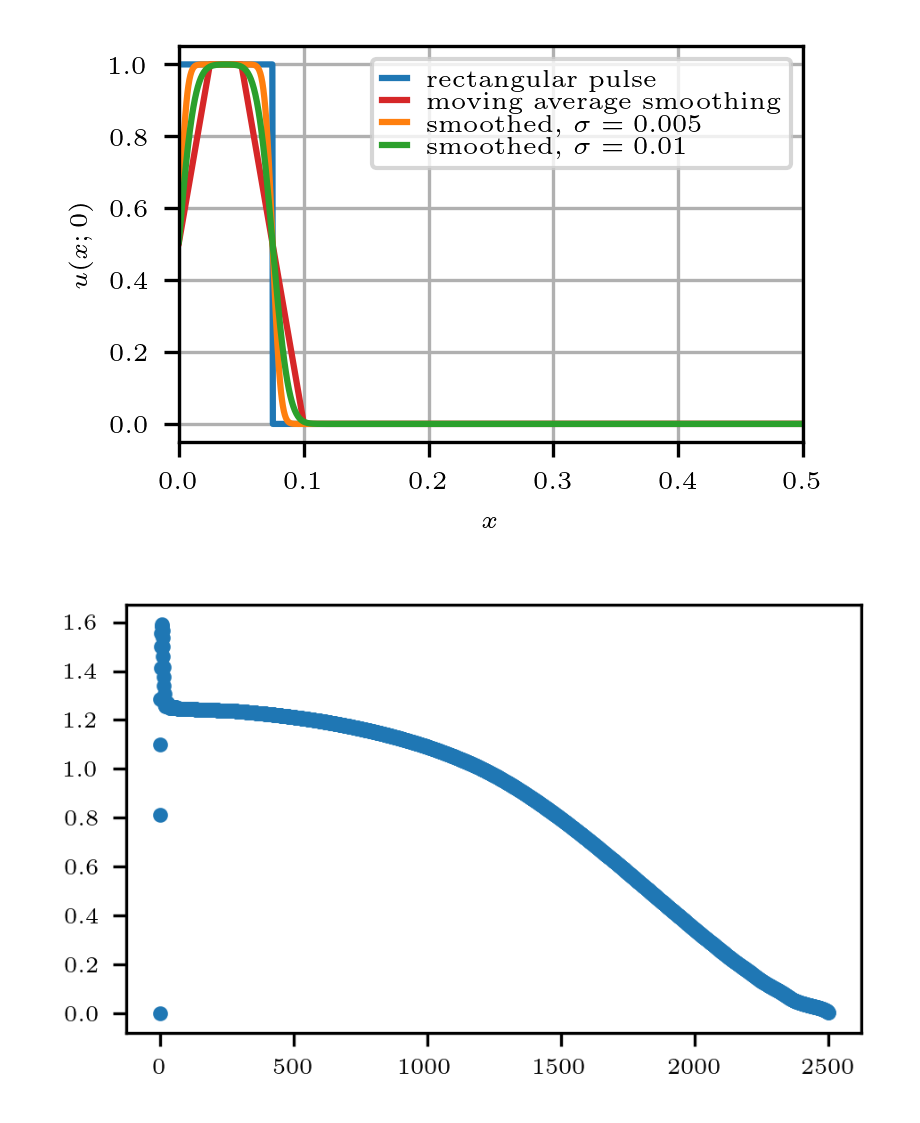
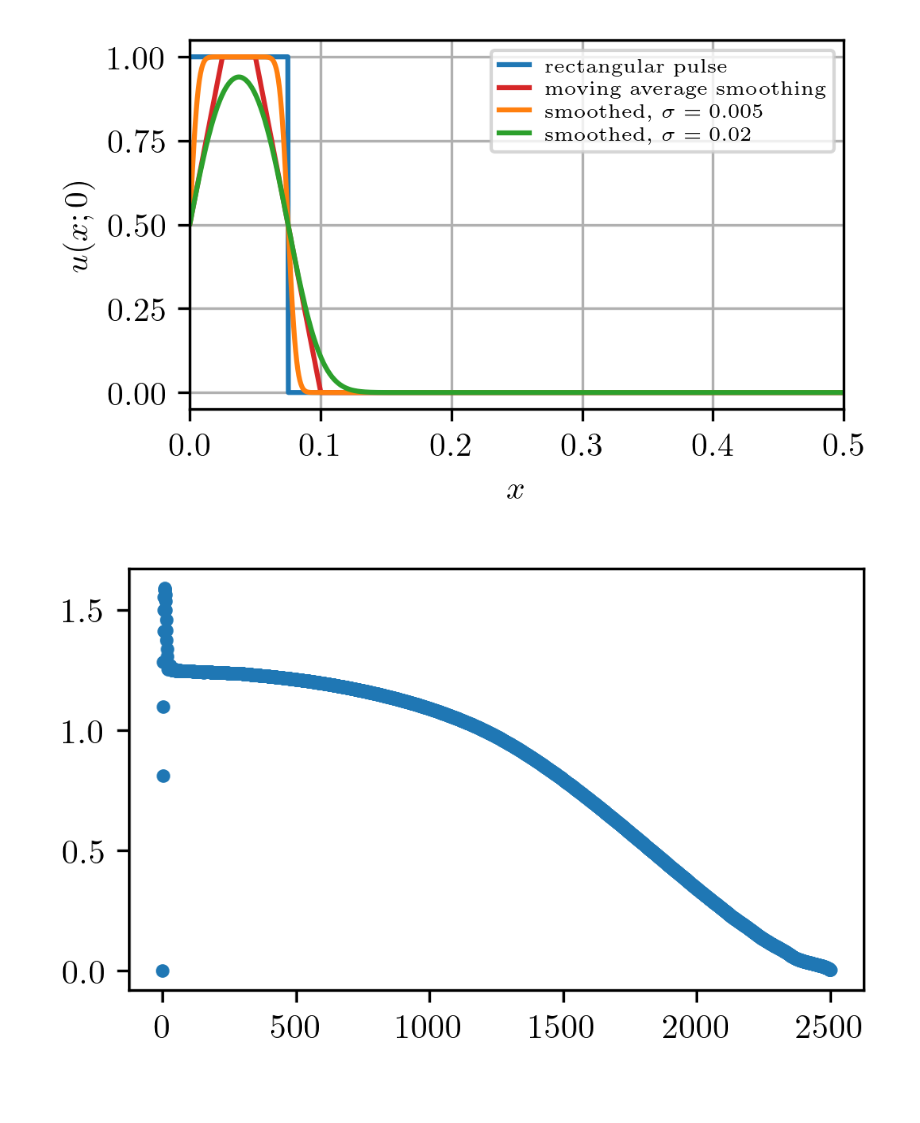
Before and after one commit to flabowski/POD-ROM-and-gaussian-convolution, a Jupyter notebook: notebooks/2_left_SV.ipynb, the cells around one changed output. Saved outputs shown, nothing was run; the diff lists cells and outputs as text; code cells hidden in the pictures; blank space fills up the shorter version.

```diff
--- a/notebooks/2_left_SV.ipynb
+++ b/notebooks/2_left_SV.ipynb
@@ -58,7 +298,8 @@ sigma = 0.05
 mode = "constant"
 rank = 10
 dx = 1/m
-pth = "C:/Users/florianma/OneDrive - Institutt for Energiteknikk/Documents/convolution_paper/"
+#pth = "C:/Users/florianma/OneDrive - Institutt for Energiteknikk/Documents/convolution_paper/"
+pth = "../Plots/"
 
 
 X_train = np.empty((m, len(mu_train)))
@@ -94,10 +335,10 @@ n1 = int(0.05*m)
 ma1 = np.ones(n1,)/n1
 
 for j, mu_j in enumerate(mu_train):
-    y = pulse(x, mu_j, w=0.075-1e-6)
+    y = rectangular_pulse(x, mu_j, w=0.075-1e-6, periodic=False)
     X_train[:, j] = y
     X_train_s1[:, j] = gaussian_filter(y, sigma=0.005/dx, truncate=12, mode="wrap")
-    X_train_s2[:, j] = gaussian_filter(y, sigma=0.01/dx, truncate=12, mode="wrap")
+    X_train_s2[:, j] = gaussian_filter(y, sigma=0.02/dx, truncate=12, mode="wrap")
     X_train_s3[:, j] = np.convolve(y, ma1, mode="same")
 
 U1, S1, VT = np.linalg.svd(X_train, False)
@@ -110,43 +351,43 @@ delta_N3 = delta_n_width(S3, m, n)
 delta_N4 = delta_n_width(S4, m, n)
 # %%
 nss = 0
-fig, ax = plt.subplots(figsize=(page_width_in/2, page_width_in/3))
+fig, ax = plt.subplots()
 ax.plot(x, X_train[:, nss], "C0-", label="rectangular pulse")
 ax.plot(x, X_train_s3[:, nss], "C3-", label="moving average smoothing")
-ax.plot(x, X_train_s1[:, nss], "C1-", label="smoothed, $\sigma=0.005$")
-ax.plot(x, X_train_s2[:, nss], "C2-", label="smoothed, $\sigma=0.01$")
+ax.plot(x, X_train_s1[:, nss], "C1-", label=r"smoothed, $\sigma=0.005$")
+ax.plot(x, X_train_s2[:, nss], "C2-", label=r"smoothed, $\sigma=0.02$")
 plt.grid(which="minor")
 plt.grid(which="major")
 ax.set_xlim([0.0, .5])
 ax.set_ylim([-0.05, 1.05])
 ax.set_xlabel("$x$")
 ax.set_ylabel("$u(x; 0)$")
 plt.legend()
 plt.tight_layout()
 plt.savefig(pth+"Pulse_smoothing.pdf")
 plt.show()
 
 fig, ax = plt.subplots()
 plt.plot(delta_N1 / (1/np.pi*np.arange(len(S1))**(-1/2)), ".")
 plt.show()
 
-fig, ax = plt.subplots(figsize=(page_width_in/2, page_width_in/3))
+fig, ax = plt.subplots()
 ax.plot(delta_N1, "C0-", ms=1, label="rectangular pulse")
 ax.plot(delta_N4, "C3-", ms=1, label="moving average smoothing")
-ax.plot(delta_N2, "C1-", ms=1, label="smoothed, $\sigma=0.005$")
-ax.plot(delta_N3, "C2-", ms=1, label="smoothed, $\sigma=0.01$")
+ax.plot(delta_N2, "C1-", ms=1, label=r"smoothed, $\sigma=0.005$")
+ax.plot(delta_N3, "C2-", ms=1, label=r"smoothed, $\sigma=0.02$")
 # ax.plot(1/np.pi*np.arange(len(S))**(-1/2), "k--")
 ax.set_yscale('log')
 ax.set_xlim([0, len(S1)])
 ax.set_ylim([1e-16, 1])
 plt.grid(which="minor")
 plt.grid(which="major")
 ax.set_xlabel("$N$")
-ax.set_ylabel("$\delta_N$")
+ax.set_ylabel(r"$\delta_N$")
 plt.legend()
 plt.tight_layout()
 plt.savefig(pth+"Pulse_smoothing_deltaN.pdf")
 plt.show()
 # %% [output]
-[figure, old version]
+[figure, new version]
-[figure, old version]
+[figure, new version]
```
Also changed, not shown: parts of 17 cells of this notebook, 3 other files.
